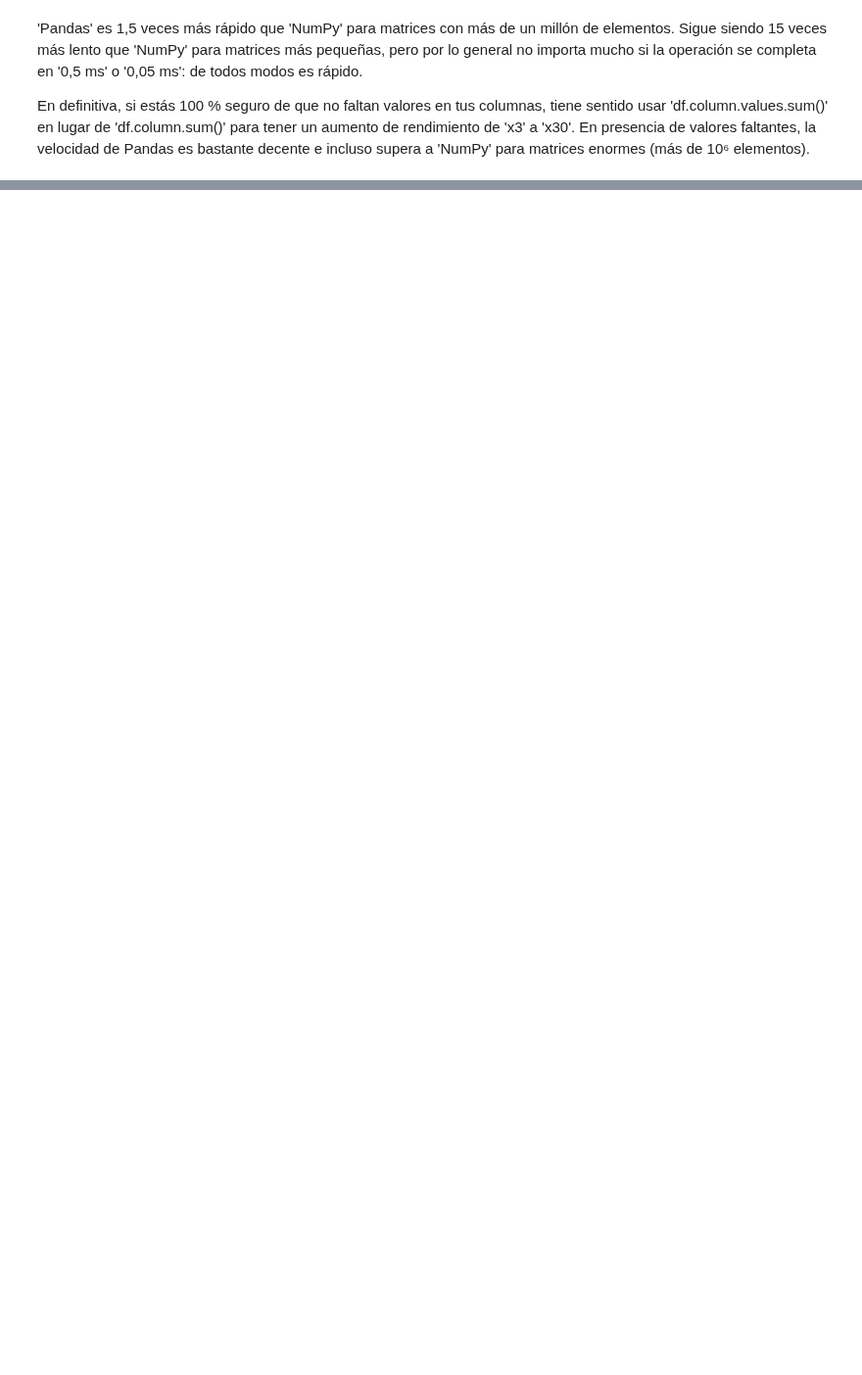
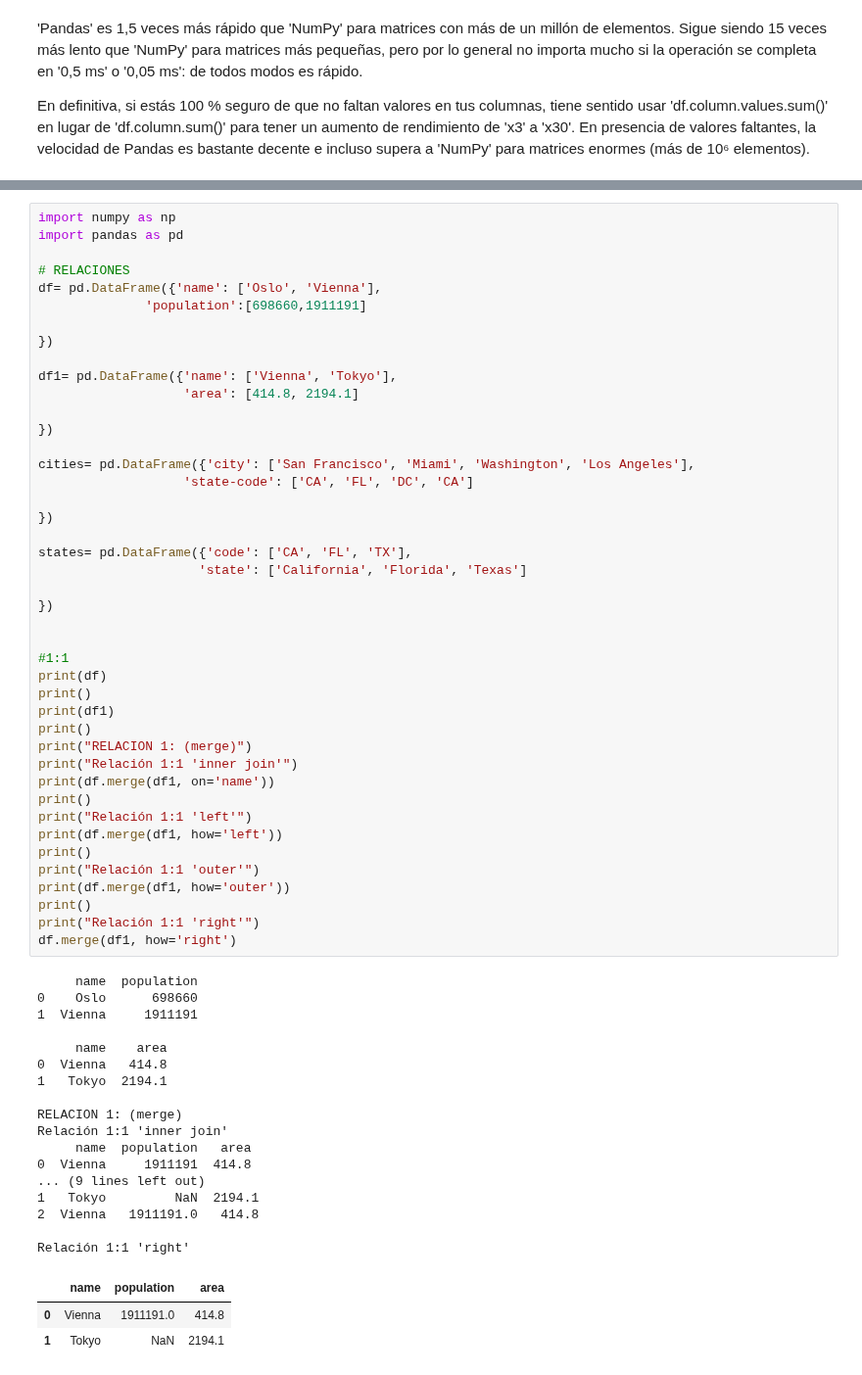
Before and after one commit to mizos0512/RPython, a Jupyter notebook: Notebooks/articulo_2.ipynb, the cells around one changed output, grey strips where cells are left out. Shown at 98% size. Saved outputs shown, nothing was run; the diff lists cells and outputs as text; blank space fills up the shorter version.

```diff
--- a/Notebooks/articulo_2.ipynb
+++ b/Notebooks/articulo_2.ipynb
@@ -914,3 +1009,67 @@ Para resumir:
 - 'merge' no mantiene el orden de las filas, 'join' las conserva (se aplican algunas restricciones);
 
 - 'join' es un alias para 'merge' con 'left_index=True' y/o 'right_index=True'.
+# %%
+import numpy as np
+import pandas as pd
+
+# RELACIONES
+df= pd.DataFrame({'name': ['Oslo', 'Vienna'],
+              'population':[698660,1911191]
+
+})
+
+df1= pd.DataFrame({'name': ['Vienna', 'Tokyo'],
+                   'area': [414.8, 2194.1]
+
+})
+
+cities= pd.DataFrame({'city': ['San Francisco', 'Miami', 'Washington', 'Los Angeles'],
+                   'state-code': ['CA', 'FL', 'DC', 'CA']
+
+})
+
+states= pd.DataFrame({'code': ['CA', 'FL', 'TX'],
+                     'state': ['California', 'Florida', 'Texas']
+
+})
+
+
+#1:1
+print(df)
+print()
+print(df1)
+print()
+print("RELACION 1: (merge)")
+print("Relación 1:1 'inner join'")
+print(df.merge(df1, on='name'))
+print()
+print("Relación 1:1 'left'")
+print(df.merge(df1, how='left'))
+print()
+print("Relación 1:1 'outer'")
+print(df.merge(df1, how='outer'))
+print()
+print("Relación 1:1 'right'")
+df.merge(df1, how='right')
+# %% [output]
+     name  population
+0    Oslo      698660
+1  Vienna     1911191
+
+     name    area
+0  Vienna   414.8
+1   Tokyo  2194.1
+
+RELACION 1: (merge)
+Relación 1:1 'inner join'
+     name  population   area
+0  Vienna     1911191  414.8
+... (9 lines left out)
+1   Tokyo         NaN  2194.1
+2  Vienna   1911191.0   414.8
+
+Relación 1:1 'right'
+|  | name | population | area |
+| 0 | Vienna | 1911191.0 | 414.8 |
+| 1 | Tokyo | NaN | 2194.1 |
```
Also changed, not shown: parts of 21 cells of this notebook, 23 other files.
